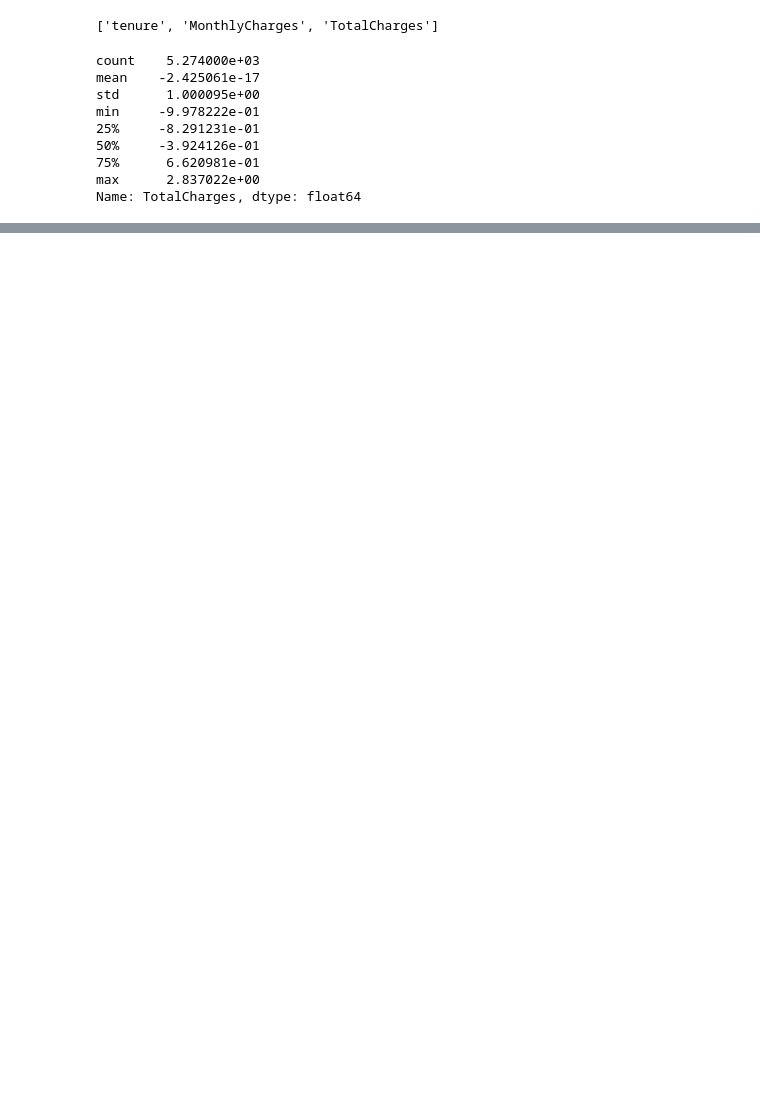
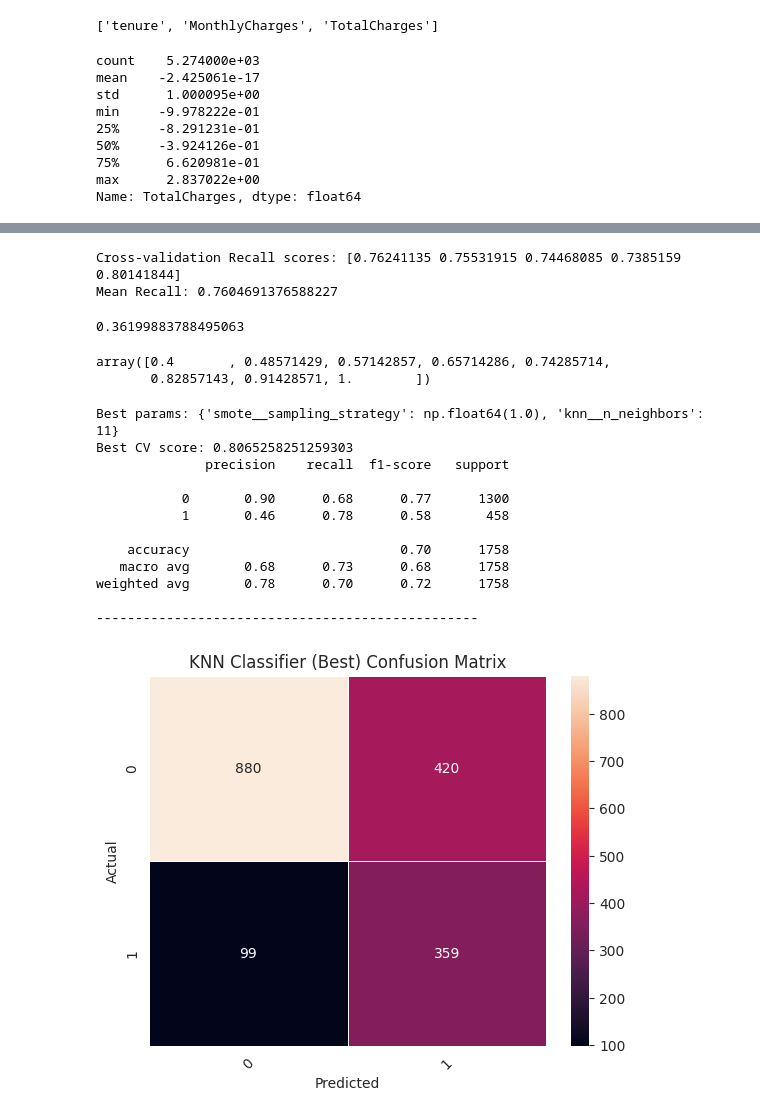
Before and after one commit to Cornelias35/ChurnPredictionSystem, a Jupyter notebook: notebooks/EDA.ipynb, the cells around one changed output, grey strips where cells are left out. Drawn from its saved outputs; the diff is of its cells as text; code cells hidden in the pictures; blank space fills up the shorter version.

```diff
--- a/notebooks/EDA.ipynb
+++ b/notebooks/EDA.ipynb
@@ -621,0 +817,7 @@ weighted avg       0.76      0.78      0.76      1758
+# %%
+cv = StratifiedKFold(n_splits=5, shuffle=True, random_state=42)
+
+scores = cross_val_score(knn, X_train, y_train, cv=cv, scoring="recall")
+
+print("Cross-validation Recall scores:", scores)
+print("Mean Recall:", scores.mean())
@@ -621,0 +827,73 @@ weighted avg       0.76      0.78      0.76      1758
+# %%
+from imblearn.over_sampling import SMOTE
+from imblearn.pipeline import Pipeline
+
+pipeline = Pipeline([
+    ("smote", SMOTE(random_state=42)),
+    ("knn", KNeighborsClassifier(n_neighbors=10))
+])
+
+scores = cross_val_score(pipeline, X_train, y_train, cv=cv, scoring="recall")
+
+print("Cross-validation Recall scores:", scores)
+print("Mean Recall:", scores.mean())
+# %% [output]
+Cross-validation Recall scores: [0.76241135 0.75531915 0.74468085 0.7385159  0.80141844]
+Mean Recall: 0.7604691376588227
+# %%
+churn_values = df["Churn"].value_counts()
+
+print(churn_values[1] / churn_values[0])
+# %% [output]
+0.36199883788495063
+# %%
+np.linspace(0.4, 1.0, 8)
+# %% [output]
+array([0.4       , 0.48571429, 0.57142857, 0.65714286, 0.74285714,
+       0.82857143, 0.91428571, 1.        ])
+# %%
+from sklearn.model_selection import RandomizedSearchCV
+
+pipeline = Pipeline([
+    ("smote", SMOTE(random_state=42)),
+    ("knn", KNeighborsClassifier())
+])
+
+param_dist = {
+    "smote__sampling_strategy": np.linspace(0.4, 1.0, 8),  # try ratios from 0.3 to 1.0
+    "knn__n_neighbors": [3, 5, 7, 9, 11, 15]               # test multiple k values too
+}
+
+search = RandomizedSearchCV(
+    estimator=pipeline,
+    param_distributions=param_dist,
+    n_iter=20,               # sample 20 random combos
+    scoring="recall",
+    cv=cv,
+    random_state=42,
+    n_jobs=-1
+)
+
+search.fit(X_train, y_train)
+
+print("Best params:", search.best_params_)
+print("Best CV score:", search.best_score_)
+
+best_model = search.best_estimator_
+y_pred = best_model.predict(X_test)
+
+print_metrics(y_test, y_pred, model_name="KNN Classifier (Best)")
+# %% [output]
+Best params: {'smote__sampling_strategy': np.float64(1.0), 'knn__n_neighbors': 11}
+Best CV score: 0.8065258251259303
+              precision    recall  f1-score   support
+
+           0       0.90      0.68      0.77      1300
+           1       0.46      0.78      0.58       458
+
+    accuracy                           0.70      1758
+   macro avg       0.68      0.73      0.68      1758
+weighted avg       0.78      0.70      0.72      1758
+
+-------------------------------------------------
+[figure, added]
```
Also changed, not shown: parts of 44 cells of this notebook, 2 other files.
